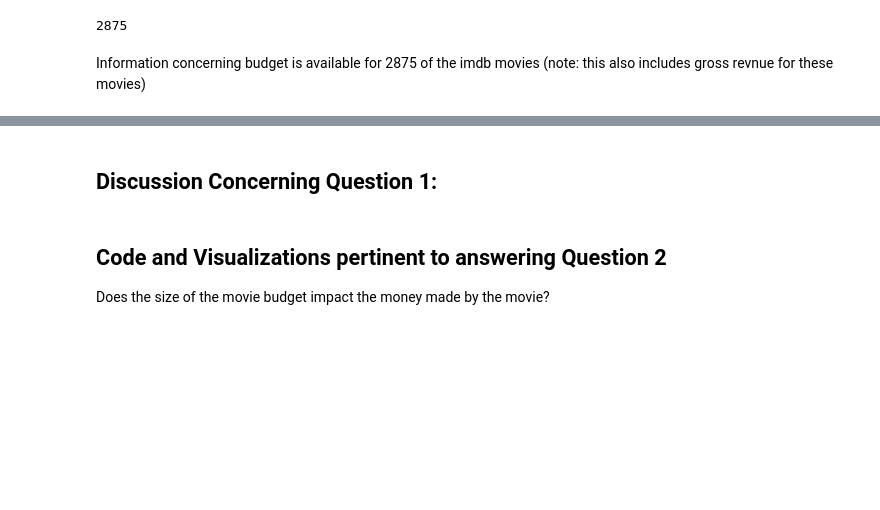
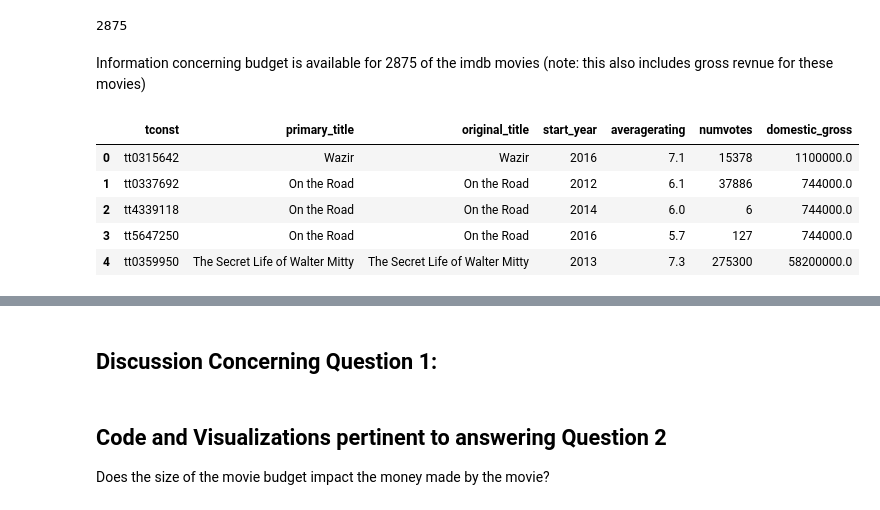
Before and after one commit to JenniferLavoie/DSFirstProject, a Jupyter notebook: student.ipynb, the cells around one changed output, grey strips where cells are left out. Saved outputs shown, nothing was run; the diff lists cells and outputs as text; code cells hidden in the pictures; blank space fills up the shorter version.

```diff
--- a/student.ipynb
+++ b/student.ipynb
@@ -495,3 +497,17 @@ print(len(imdb_tn_merge)) # 2875
 2875
 # %% [markdown]
 Information concerning budget is available for 2875 of the imdb movies (note: this also includes gross revnue for these movies)
+# %%
+imdb_bom_merge = pd.merge(imdb_data, bom_df, how = 'inner', left_on ='primary_title', right_on ='title')
+
+# Dropping some columns that won't pertain to this analysis for readability
+imdb_bom_merge.drop(['runtime_minutes', 'year', 'title', 'genres', 'studio', 'foreign_gross'], axis=1, inplace=True)
+
+imdb_bom_merge.head()
+# %% [output]
+|  | tconst | primary_title | original_title | start_year | averagerating | numvotes | domestic_gross |
+| 0 | tt0315642 | Wazir | Wazir | 2016 | 7.1 | 15378 | 1100000.0 |
+| 1 | tt0337692 | On the Road | On the Road | 2012 | 6.1 | 37886 | 744000.0 |
+| 2 | tt4339118 | On the Road | On the Road | 2014 | 6.0 | 6 | 744000.0 |
+| 3 | tt5647250 | On the Road | On the Road | 2016 | 5.7 | 127 | 744000.0 |
+| 4 | tt0359950 | The Secret Life of Walter Mitty | The Secret Life of Walter Mitty | 2013 | 7.3 | 275300 | 58200000.0 |
```
Also changed, not shown: parts of 19 cells of this notebook.
